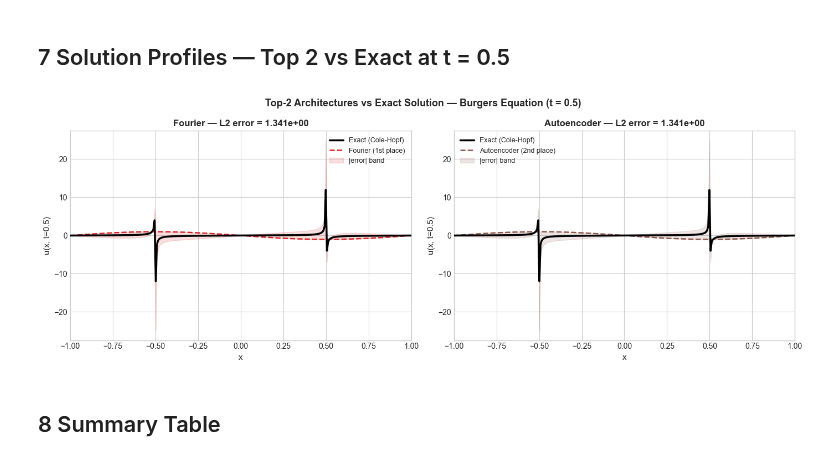
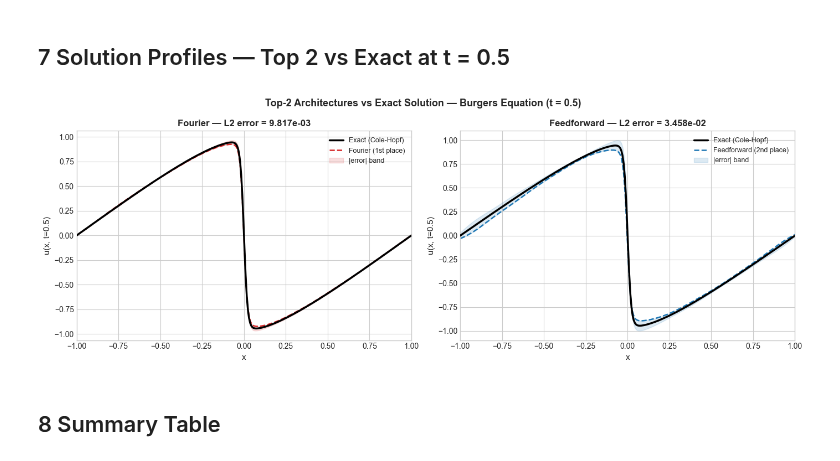
Before and after one commit to josegarciav/PINNs-RL-PDE, a Jupyter notebook: notebooks/02_comparing_architectures.ipynb, the cells around one changed output. Cells and saved outputs as stored; diff of their text form; code cells hidden in the pictures.

```diff
--- a/notebooks/02_comparing_architectures.ipynb
+++ b/notebooks/02_comparing_architectures.ipynb
@@ -320,7 +347,7 @@ bars[0].set_linewidth(2.5)
 
 ax.set_xscale("log")
 ax.set_xlabel("Final Training Loss (log scale)", fontsize=12)
-ax.set_title("Architecture Comparison — Burgers Equation (100 epochs)",
+ax.set_title(f"Architecture Comparison — Burgers Equation ({N_EPOCHS} epochs)",
              fontsize=13, fontweight="bold")
 ax.set_xlim(right=max(sorted_losses) * 5)
 fig.tight_layout()
@@ -346,22 +373,27 @@ x_plot = torch.linspace(X_MIN, X_MAX, N_PLOT, device=device).unsqueeze(1)
 t_plot = torch.full((N_PLOT, 1), T_SNAP, device=device)
 x_np   = x_plot.cpu().numpy().ravel()
 
-# ── Cole-Hopf exact solution (numpy) ────────────────────────────────────────
-def cole_hopf_exact(x, t, nu=NU):
-    """Exact Burgers solution via Cole-Hopf for u(x,0)=-sin(pi*x)."""
-    # phi = -cos(pi*x)*exp(-nu*pi^2*t)
-    # u   = -2*nu * d/dx ln(phi) = -2*nu * (pi*sin(pi*x)) / (-cos(pi*x))
-    #      = 2*nu*pi*sin(pi*x) / cos(pi*x)   ... but this diverges at t=0 near x=0
-    # More robust: use the full Cole-Hopf heat-equation formula.
-    # For the IC u(x,0)=-sin(pi*x), the Cole-Hopf theta function is:
-    #   theta(x,t) = integral exp(-1/(2*nu) * integral_0^xi u_0 dxi') dxi kernel
-    # We use a well-known approximation valid for moderate t:
-    phi   = -np.cos(np.pi * x) * np.exp(-nu * np.pi**2 * t)
-    dphi  = np.pi * np.sin(np.pi * x) * np.exp(-nu * np.pi**2 * t)
-    # Guard against division by very small phi
-    eps = 1e-8
-    phi_safe = np.where(np.abs(phi) < eps, np.sign(phi) * eps, phi)
-    return -2.0 * nu * dphi / phi_safe
+# ── Cole-Hopf exact solution via log-stabilized trapezoidal quadrature ─────
+# Burgers: u_t + u u_x = nu u_xx,  IC u(x,0) = -sin(pi x).
+# Cole-Hopf gives:
+#   u(x,t) = ∫ ((x-y)/t) · exp(-G/(2ν)) dy / ∫ exp(-G/(2ν)) dy
+# with G(x,y,t) = (x-y)^2 / (2t) + (cos(pi y) - 1)/pi.
+# A naive closed-form -cos(pi x)·exp(-ν π² t) only solves the heat equation
+# for the wrong initial data and diverges at x=±0.5 — see notes.
+def cole_hopf_exact(x, t, nu=NU, n_quad=4001, L=8.0):
+    x = np.atleast_1d(x).astype(np.float64)
+    if t <= 0:
+        return -np.sin(np.pi * x)
+    y = np.linspace(-L, L, n_quad)
+    X = x[:, None]
+    Y = y[None, :]
+    G = (X - Y) ** 2 / (2.0 * t) + (np.cos(np.pi * Y) - 1.0) / np.pi
+    log_f = -G / (2.0 * nu)
+    log_f -= log_f.max(axis=1, keepdims=True)   # stabilize before exp
+    f = np.exp(log_f)
+    num = np.trapezoid(((X - Y) / t) * f, y, axis=1)
+    den = np.trapezoid(f, y, axis=1)
+    return num / den
 
 u_exact = cole_hopf_exact(x_np, T_SNAP)
 
@@ -380,34 +412,34 @@ fig, axes = plt.subplots(1, 2, figsize=(14, 5))
 
 for ax, arch_name, u_pred, title_suffix in zip(
         axes,
         [best_arch, second_arch],
         [u_best, u_second],
         ["(1st place)", "(2nd place)"]):
 
     ax.plot(x_np, u_exact, lw=2.5, color="black",
             label="Exact (Cole-Hopf)", zorder=3)
     ax.plot(x_np, u_pred, lw=1.8, ls="--",
             color=COLORS[arch_name],
             label=f"{arch_name.capitalize()} {title_suffix}", zorder=2)
 
     err = np.abs(u_pred - u_exact)
     ax.fill_between(x_np, u_exact - err, u_exact + err,
                     alpha=0.15, color=COLORS[arch_name], label="|error| band")
 
     l2 = np.sqrt(np.mean((u_pred - u_exact)**2))
     ax.set_title(f"{arch_name.capitalize()} — L2 error = {l2:.3e}",
                  fontsize=12, fontweight="bold")
     ax.set_xlabel("x", fontsize=11)
     ax.set_ylabel(f"u(x, t={T_SNAP})", fontsize=11)
     ax.legend(fontsize=9)
     ax.set_xlim(X_MIN, X_MAX)
 
 fig.suptitle(f"Top-2 Architectures vs Exact Solution — Burgers Equation (t = {T_SNAP})",
              fontsize=13, fontweight="bold")
 fig.tight_layout()
 plt.show()
 # %% [output]
-[figure, old version]
+[figure, new version]
 # %% [markdown]
 ## 8  Summary Table
 # %%
```
Also changed, not shown: parts of 7 cells of this notebook, 12 other files.
